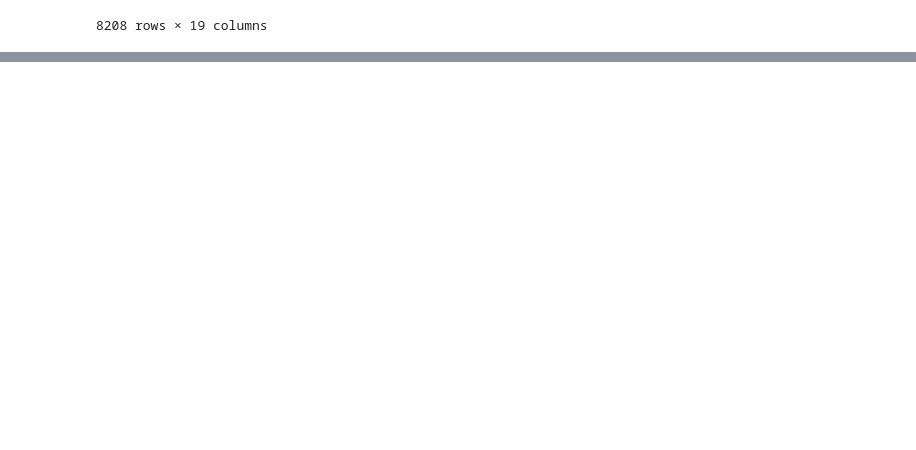
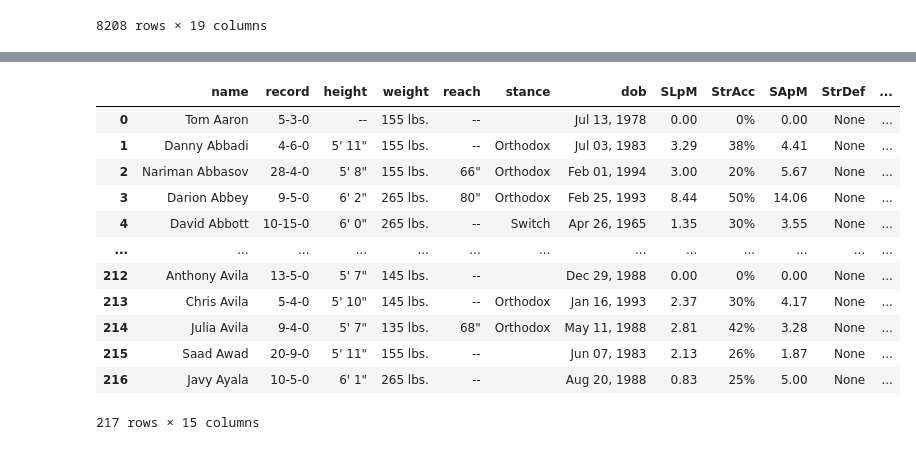
Before and after one commit to LLWICK/UFC-Fight-Winner-Predictor-Machine-learning, a Jupyter notebook: data_scraper/data_scraper.ipynb, the cells around one changed output, grey strips where cells are left out. Drawn from its saved outputs; the diff is of its cells as text; code cells hidden in the pictures; blank space fills up the shorter version.

Commit message:
scraping fighter details

```diff
--- a/data_scraper/data_scraper.ipynb
+++ b/data_scraper/data_scraper.ipynb
@@ -333,0 +443,39 @@ or_df_frame.to_csv("./dataset/ufc_data.csv",index=False)
+# %%
+def full_fighter_detail_scraper(letter,end_page):
+
+    fighter_details = []
+
+    for i in range(1,end_page+1):
+
+        page_url='http://ufcstats.com/statistics/fighters?char='+str(letter)+'&page='+str(i)
+
+        fighter_url_set = get_fighter_links(page_url)
+
+
+
+        for u in fighter_url_set:
+
+            fighter = scrape_fighter_basic_and_stats(u)
+            fighter_details.append(fighter)
+
+    df = pd.DataFrame(fighter_details)
+    return df
+# %%
+
+ff_df = full_fighter_detail_scraper('a',9)
+# %%
+ff_df
+# %% [output]
+|  | name | record | height | weight | reach | stance | dob | SLpM | StrAcc | SApM | StrDef | ... |
+| 0 | Tom Aaron | 5-3-0 | -- | 155 lbs. | -- |  | Jul 13, 1978 | 0.00 | 0% | 0.00 | None | ... |
+| 1 | Danny Abbadi | 4-6-0 | 5' 11" | 155 lbs. | -- | Orthodox | Jul 03, 1983 | 3.29 | 38% | 4.41 | None | ... |
+| 2 | Nariman Abbasov | 28-4-0 | 5' 8" | 155 lbs. | 66" | Orthodox | Feb 01, 1994 | 3.00 | 20% | 5.67 | None | ... |
+| 3 | Darion Abbey | 9-5-0 | 6' 2" | 265 lbs. | 80" | Orthodox | Feb 25, 1993 | 8.44 | 50% | 14.06 | None | ... |
+| 4 | David Abbott | 10-15-0 | 6' 0" | 265 lbs. | -- | Switch | Apr 26, 1965 | 1.35 | 30% | 3.55 | None | ... |
+| ... | ... | ... | ... | ... | ... | ... | ... | ... | ... | ... | ... | ... |
+| 212 | Anthony Avila | 13-5-0 | 5' 7" | 145 lbs. | -- |  | Dec 29, 1988 | 0.00 | 0% | 0.00 | None | ... |
+| 213 | Chris Avila | 5-4-0 | 5' 10" | 145 lbs. | -- | Orthodox | Jan 16, 1993 | 2.37 | 30% | 4.17 | None | ... |
+| 214 | Julia Avila | 9-4-0 | 5' 7" | 135 lbs. | 68" | Orthodox | May 11, 1988 | 2.81 | 42% | 3.28 | None | ... |
+| 215 | Saad Awad | 20-9-0 | 5' 11" | 155 lbs. | -- |  | Jun 07, 1983 | 2.13 | 26% | 1.87 | None | ... |
+| 216 | Javy Ayala | 10-5-0 | 6' 1" | 265 lbs. | -- |  | Aug 20, 1988 | 0.83 | 25% | 5.00 | None | ... |
+217 rows × 15 columns
```
Also changed, not shown: parts of 5 cells of this notebook, 1 other file.
